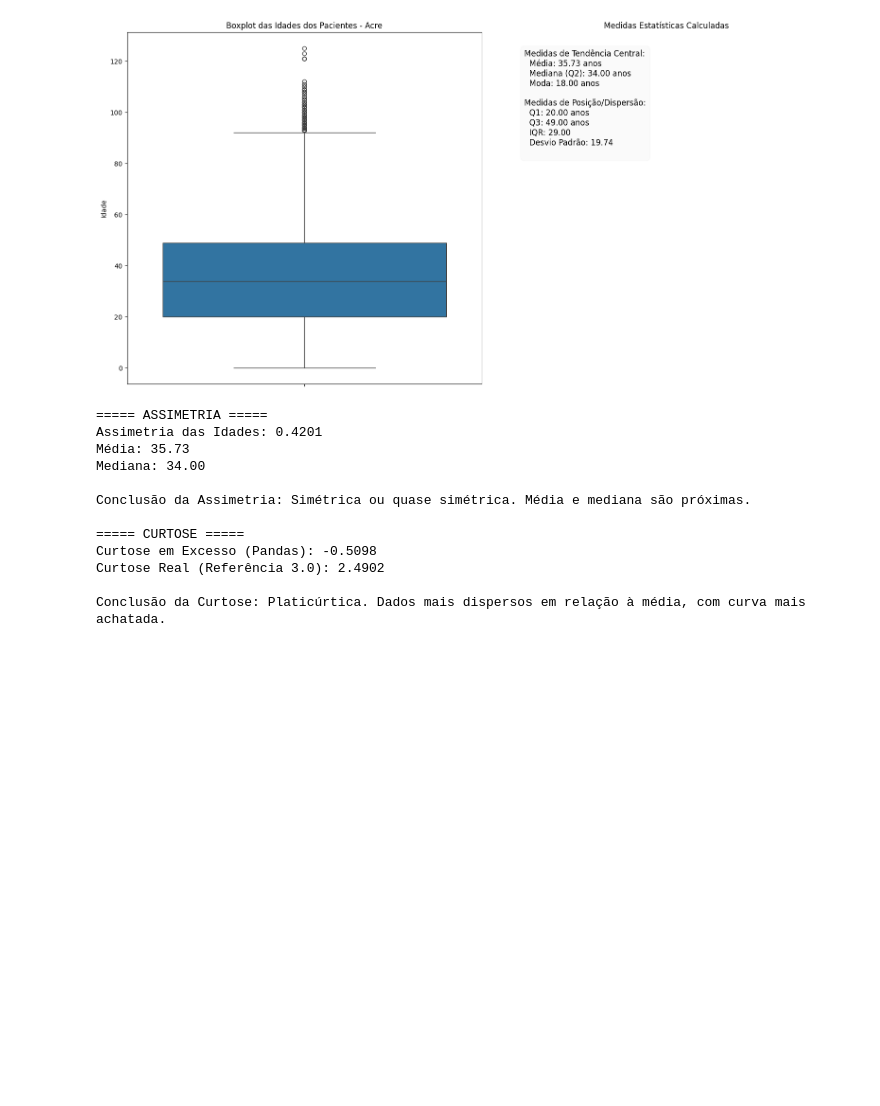
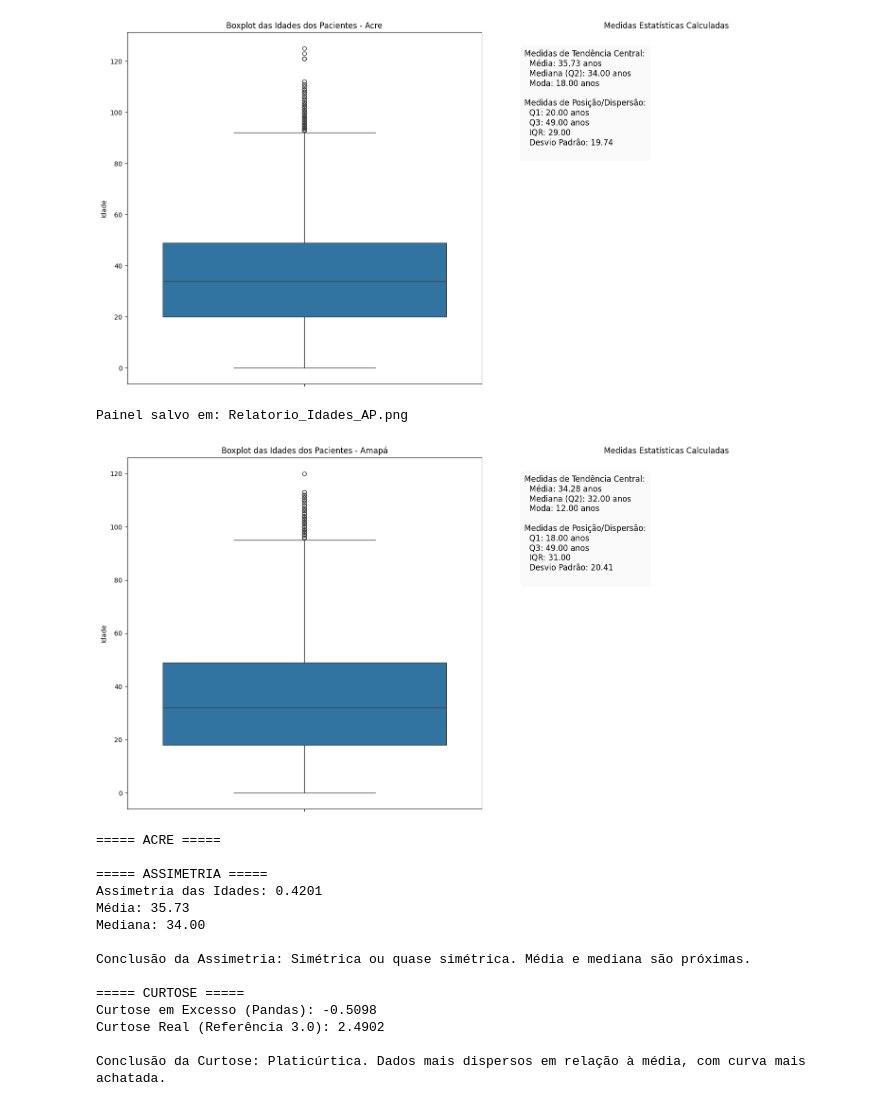
Before and after one commit to diogomedina-icloud/Analisededadosdiogo, a Jupyter notebook: UC2/Projeto/main.ipynb, the cells around one changed output. Saved outputs shown, nothing was run; the diff lists cells and outputs as text; code cells hidden in the pictures; blank space fills up the shorter version.

```diff
--- a/UC2/Projeto/main.ipynb
+++ b/UC2/Projeto/main.ipynb
@@ -115,11 +166,27 @@ gerar_painel_boxplot(
 # %% [output]
 Painel salvo em: Relatorio_Idades_AC.png
 [figure]
+# %%
+# BOXPLOT - AMAPÁ
+
+gerar_painel_boxplot(
+    idades_ap,
+    medidas_ap,
+    titulo_boxplot='Boxplot das Idades dos Pacientes - Amapá',
+    caminho_salvar='Relatorio_Idades_AP.png'
+)
+# %% [output]
+Painel salvo em: Relatorio_Idades_AP.png
+[figure, added]
 # %%
-# ASSIMETRIA E CURTOSE
+# ASSIMETRIA E CURTOSE - ACRE
 
-analise_distribuicao = analisar_assimetria_curtose(idades_array)
+print("===== ACRE =====")
+
+analise_ac = analisar_assimetria_curtose(idades_ac)
 # %% [output]
+===== ACRE =====
+
 ===== ASSIMETRIA =====
 Assimetria das Idades: 0.4201
 Média: 35.73
```
Also changed, not shown: parts of 8 cells of this notebook, 1 other file.
